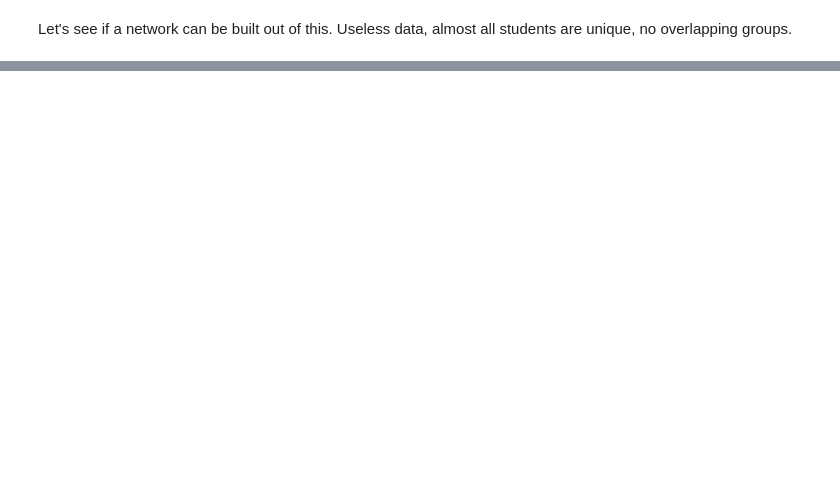
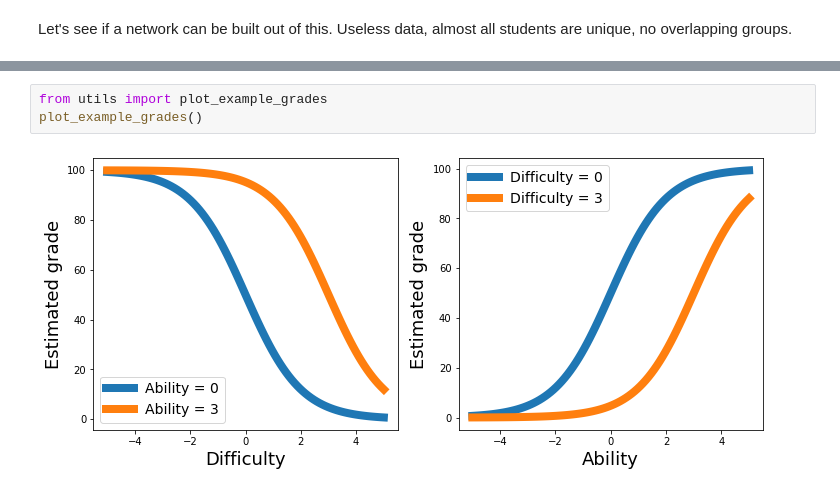
Before and after one commit to harcel/BGM_CourseNetworks, a Jupyter notebook: DataExploration.ipynb, the cells around one changed output, grey strips where cells are left out. Cells and saved outputs as stored; diff of their text form; blank space fills up the shorter version.

```diff
--- a/DataExploration.ipynb
+++ b/DataExploration.ipynb
@@ -130,0 +165,5 @@ Let's see if a network can be built out of this. Useless data, almost all studen
+# %%
+from utils import plot_example_grades
+plot_example_grades()
+# %% [output]
+[figure, added]
```
Also changed, not shown: parts of 13 cells of this notebook, 1 other file.
